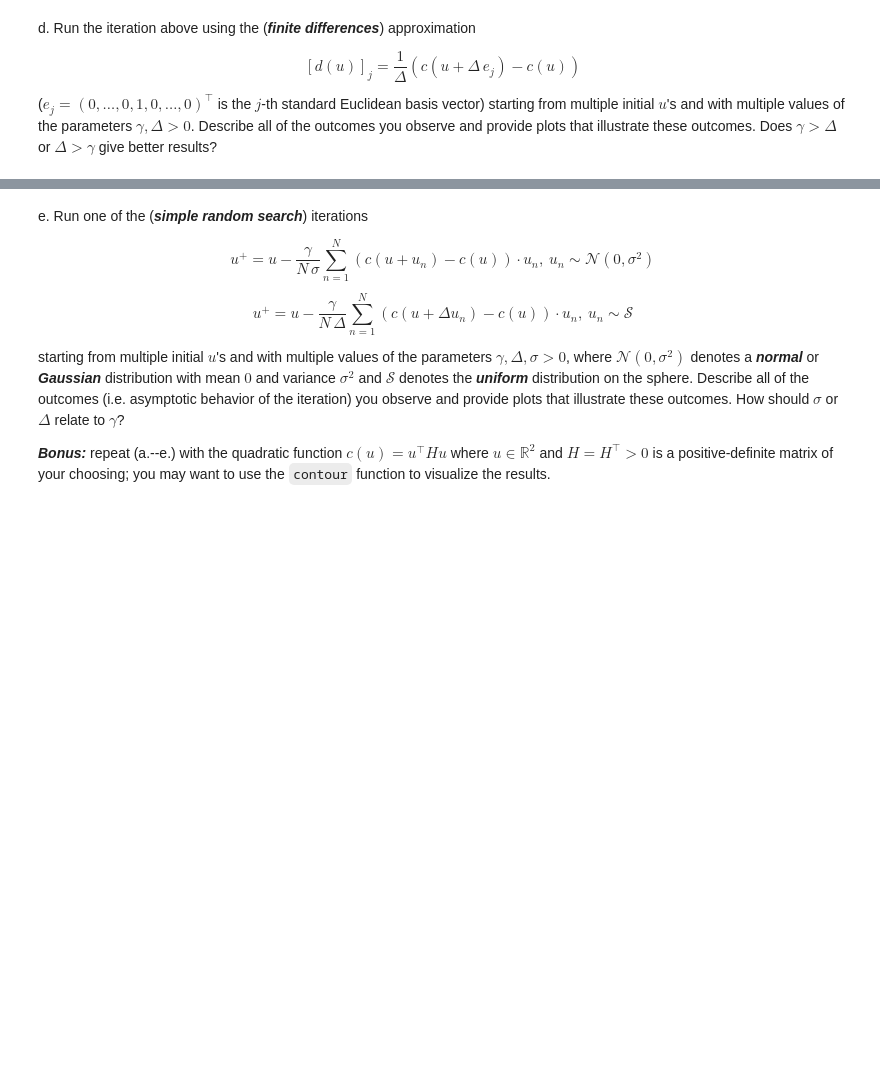
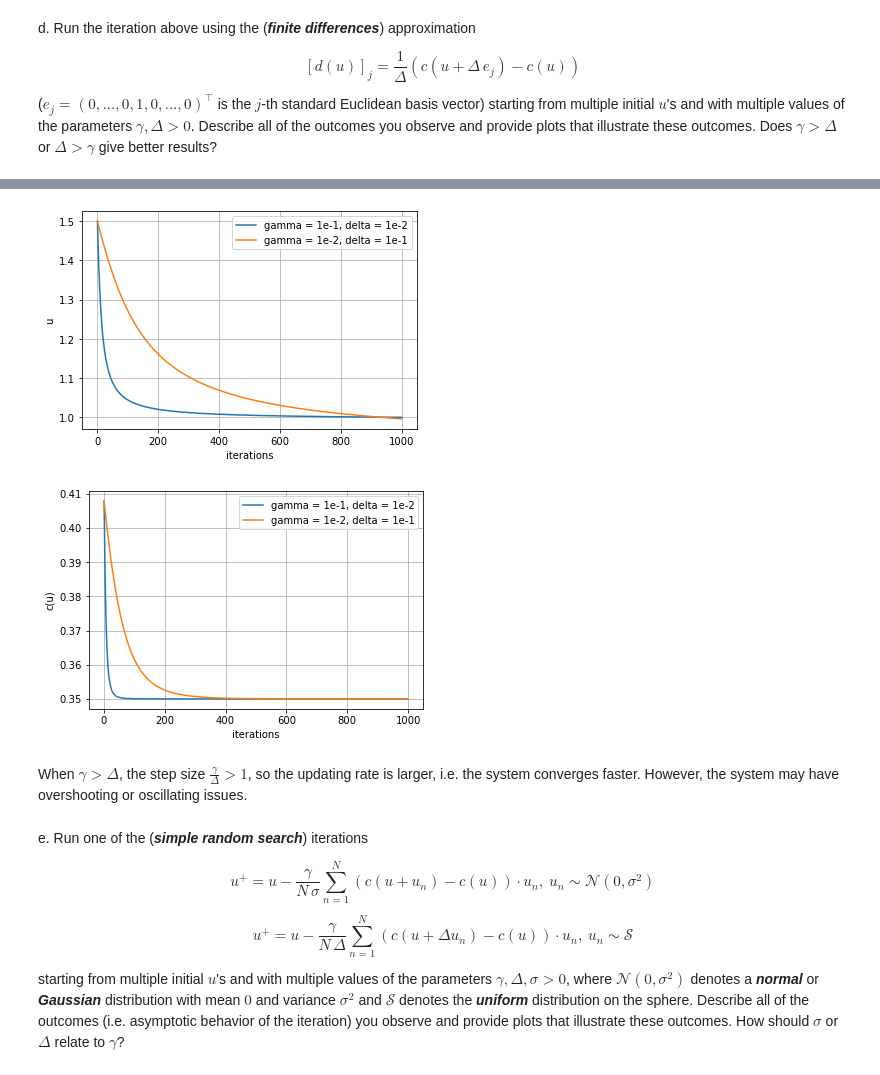
Before and after one commit to hachouuw/546-22Wi-OPT-AC, a Jupyter notebook: hw1_AC.ipynb, the cells around one changed output, grey strips where cells are left out. Drawn from its saved outputs; the diff is of its cells as text; code cells hidden in the pictures; blank space fills up the shorter version.

```diff
--- a/hw1_AC.ipynb
+++ b/hw1_AC.ipynb
@@ -121,3 +127,56 @@ $$ \left[d(u)\right]_j = \frac{1}{\Delta}( c(u + \Delta\, e_j) - c(u) ) $$
+# %%
+#finite difference (scalar case)
+# def d(u,delta):
+#     return (c(u+delta)-c(u))/delta
+
+#finite difference to approximate gradient
+def GD_FD(c,u0,gamma,delta,maxiters=1000):
+  i = 0
+  u = [u0]
+  cu = [c(u0)]
+  while True:
+    # u.append(u[i] - gamma*d(u[i],delta))
+    u.append(u[i] - gamma*(c(u[i]+delta)-c(u[i]))/delta)
+    cu.append(c(u[i]))
+    i += 1
+    if i >= maxiters:
+      break
+  return u,cu
+
+# gamma > delta
+u0,gamma, delta = 1.5, 1e-1, 1e-2
+GDFD1,cu1 = GD_FD(c,u0,gamma,delta,maxiters=1000)
+
+# gamma < delta
+u0,gamma, delta = 1.5, 1e-2, 1e-1
+GDFD2,cu2 = GD_FD(c,u0,gamma,delta,maxiters=1000)
+
+t = range(0,1001)
+
+plt.figure()
+plt.rcParams['font.size'] = '10'
+plt.plot(t,GDFD1,label = 'gamma = 1e-1, delta = 1e-2')
+plt.plot(t,GDFD2,label = 'gamma = 1e-2, delta = 1e-1')
+plt.grid(True)
+plt.xlabel(r'iterations',fontsize=10);
+plt.ylabel(r'u',fontsize=10);
+plt.legend(loc='upper right', fontsize=10);
+
+plt.figure()
+plt.rcParams['font.size'] = '10'
+plt.plot(t,cu1,label = 'gamma = 1e-1, delta = 1e-2')
+plt.plot(t,cu2,label = 'gamma = 1e-2, delta = 1e-1')
+plt.grid(True)
+plt.xlabel(r'iterations',fontsize=10);
+plt.ylabel(r'c(u)',fontsize=10);
+plt.legend(loc='upper right', fontsize=10);
+
+plt.show()
+# %% [output]
+[figure, added]
+[figure, added]
+# %% [markdown]
+When $\gamma > \Delta$, the step size $\frac{\gamma}{\Delta} > 1$, so the updating rate is larger, i.e. the system converges faster. However, the system may have overshooting or oscillating issues.
 # %% [markdown]
 e. Run one of the (***simple random search***) iterations
 
@@ -126,5 +185,3 @@ $$ u^+ = u - \frac{\gamma}{N\, \sigma} \sum_{n = 1}^N ( c(u + u_n) - c(u) ) \cdo
 $$ u^+ = u - \frac{\gamma}{N\, \Delta} \sum_{n = 1}^N ( c(u + \Delta u_n) - c(u) ) \cdot u_n,\ u_n \sim \mathcal{S} $$
 
 starting from multiple initial $u$'s and with multiple values of the parameters $\gamma, \Delta, \sigma > 0$, where $\mathcal{N}(0,\sigma^2)$ denotes a ***normal*** or ***Gaussian*** distribution with mean $0$ and variance $\sigma^2$ and $\mathcal{S}$ denotes the ***uniform*** distribution on the sphere.  Describe all of the outcomes (i.e. asymptotic behavior of the iteration) you observe and provide plots that illustrate these outcomes.  How should $\sigma$ or $\Delta$ relate to $\gamma$?
-
-***Bonus:*** repeat (a.--e.) with the quadratic function $c(u) = u^\top H u$ where $u\in\mathbb{R}^2$ and $H = H^\top > 0$ is a positive-definite matrix of your choosing; you may want to use the `contour` function to visualize the results.
```
Also changed, not shown: parts of 20 cells of this notebook.
